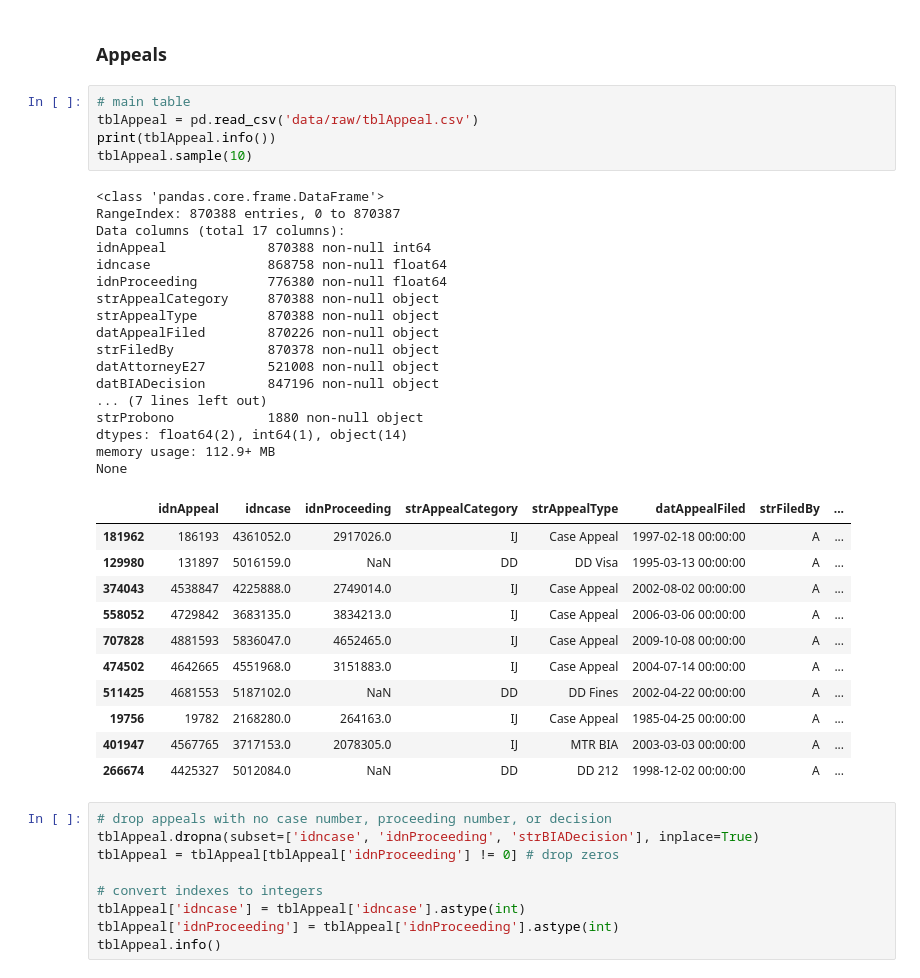
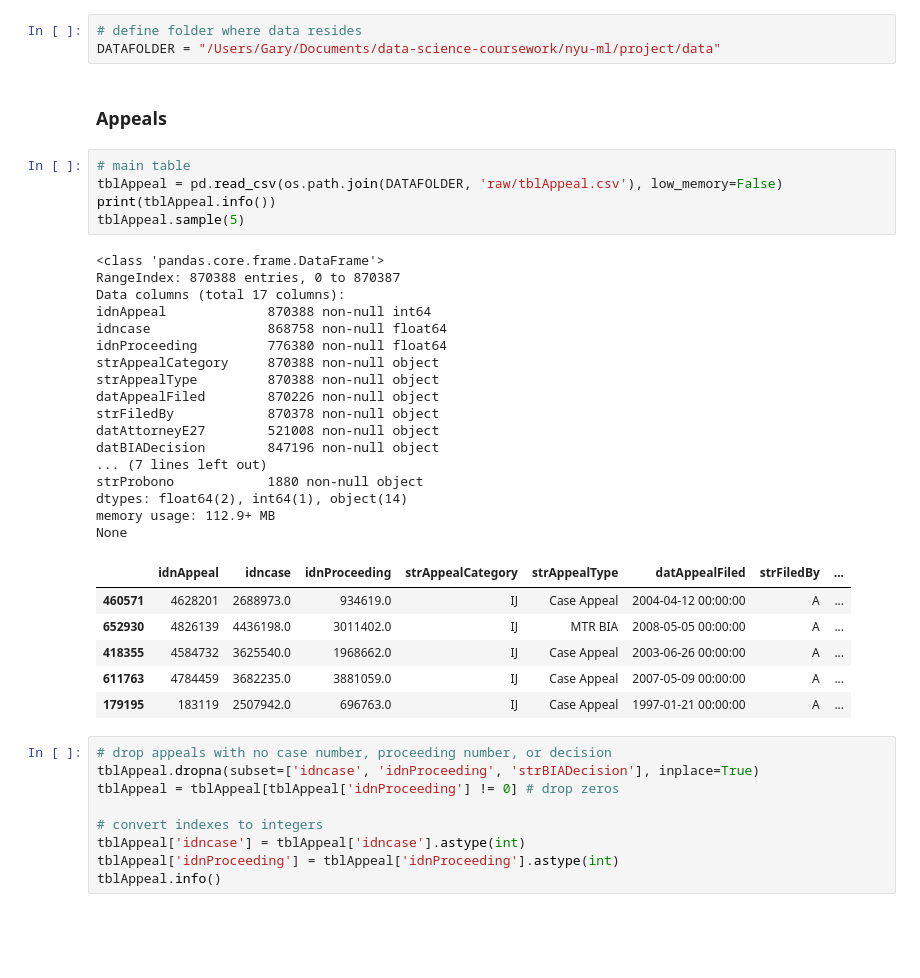
Before and after one commit to colinandrus/ml_course_project, a Jupyter notebook: notebooks/data_preparation.ipynb, the cells around one changed output. Saved outputs shown, nothing was run; the diff lists cells and outputs as text; blank space fills up the shorter version.

```diff
--- a/notebooks/data_preparation.ipynb
+++ b/notebooks/data_preparation.ipynb
@@ -7,42 +8,40 @@ pd.set_option('display.max_rows', 200)
 %matplotlib inline
 # %% [markdown]
 # Import Data
+# %%
+# define folder where data resides
+DATAFOLDER = "/Users/Gary/Documents/data-science-coursework/nyu-ml/project/data"
 # %% [markdown]
 ### Appeals
 # %%
 # main table
-tblAppeal = pd.read_csv('data/raw/tblAppeal.csv')
+tblAppeal = pd.read_csv(os.path.join(DATAFOLDER, 'raw/tblAppeal.csv'), low_memory=False)
 print(tblAppeal.info())
-tblAppeal.sample(10)
+tblAppeal.sample(5)
 # %% [output]
 <class 'pandas.core.frame.DataFrame'>
 RangeIndex: 870388 entries, 0 to 870387
 Data columns (total 17 columns):
 idnAppeal             870388 non-null int64
 idncase               868758 non-null float64
 idnProceeding         776380 non-null float64
 strAppealCategory     870388 non-null object
 strAppealType         870388 non-null object
 datAppealFiled        870226 non-null object
 strFiledBy            870378 non-null object
 datAttorneyE27        521008 non-null object
 datBIADecision        847196 non-null object
 ... (7 lines left out)
 strProbono            1880 non-null object
 dtypes: float64(2), int64(1), object(14)
 memory usage: 112.9+ MB
 None
 |  | idnAppeal | idncase | idnProceeding | strAppealCategory | strAppealType | datAppealFiled | strFiledBy | ... |
-| 181962 | 186193 | 4361052.0 | 2917026.0 | IJ | Case Appeal | 1997-02-18 00:00:00 | A | ... |
-| 129980 | 131897 | 5016159.0 | NaN | DD | DD Visa | 1995-03-13 00:00:00 | A | ... |
-| 374043 | 4538847 | 4225888.0 | 2749014.0 | IJ | Case Appeal | 2002-08-02 00:00:00 | A | ... |
-| 558052 | 4729842 | 3683135.0 | 3834213.0 | IJ | Case Appeal | 2006-03-06 00:00:00 | A | ... |
-| 707828 | 4881593 | 5836047.0 | 4652465.0 | IJ | Case Appeal | 2009-10-08 00:00:00 | A | ... |
-| 474502 | 4642665 | 4551968.0 | 3151883.0 | IJ | Case Appeal | 2004-07-14 00:00:00 | A | ... |
-| 511425 | 4681553 | 5187102.0 | NaN | DD | DD Fines | 2002-04-22 00:00:00 | A | ... |
-| 19756 | 19782 | 2168280.0 | 264163.0 | IJ | Case Appeal | 1985-04-25 00:00:00 | A | ... |
-| 401947 | 4567765 | 3717153.0 | 2078305.0 | IJ | MTR BIA | 2003-03-03 00:00:00 | A | ... |
-| 266674 | 4425327 | 5012084.0 | NaN | DD | DD 212 | 1998-12-02 00:00:00 | A | ... |
+| 460571 | 4628201 | 2688973.0 | 934619.0 | IJ | Case Appeal | 2004-04-12 00:00:00 | A | ... |
+| 652930 | 4826139 | 4436198.0 | 3011402.0 | IJ | MTR BIA | 2008-05-05 00:00:00 | A | ... |
+| 418355 | 4584732 | 3625540.0 | 1968662.0 | IJ | Case Appeal | 2003-06-26 00:00:00 | A | ... |
+| 611763 | 4784459 | 3682235.0 | 3881059.0 | IJ | Case Appeal | 2007-05-09 00:00:00 | A | ... |
+| 179195 | 183119 | 2507942.0 | 696763.0 | IJ | Case Appeal | 1997-01-21 00:00:00 | A | ... |
 # %%
 # drop appeals with no case number, proceeding number, or decision
 tblAppeal.dropna(subset=['idncase', 'idnProceeding', 'strBIADecision'], inplace=True)
```
Also changed, not shown: parts of 17 cells of this notebook.
